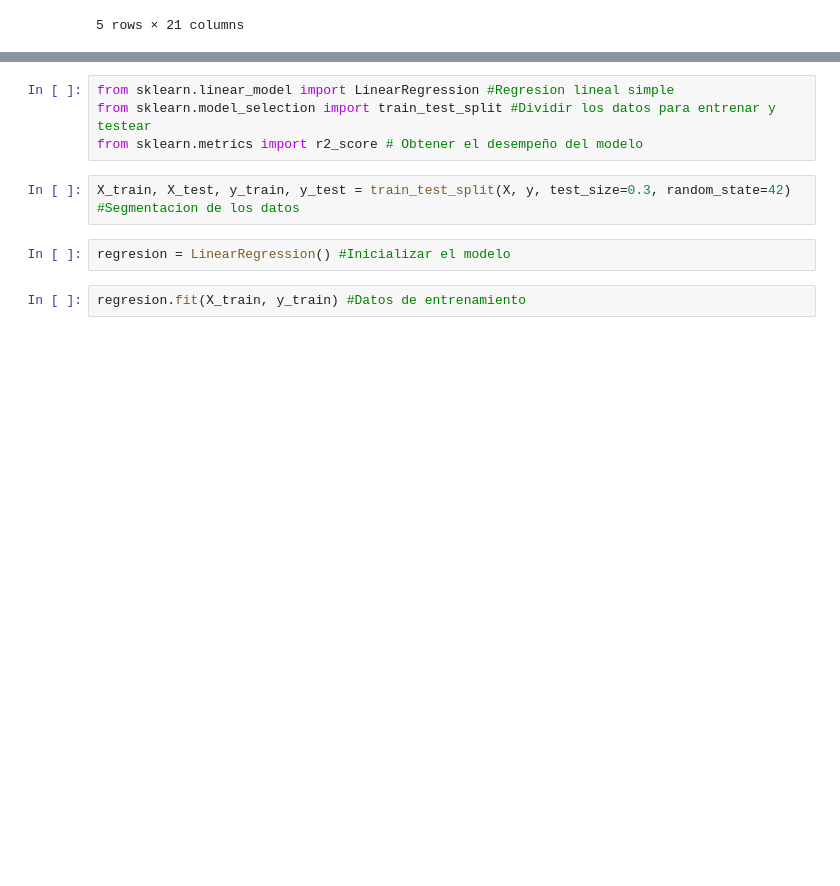
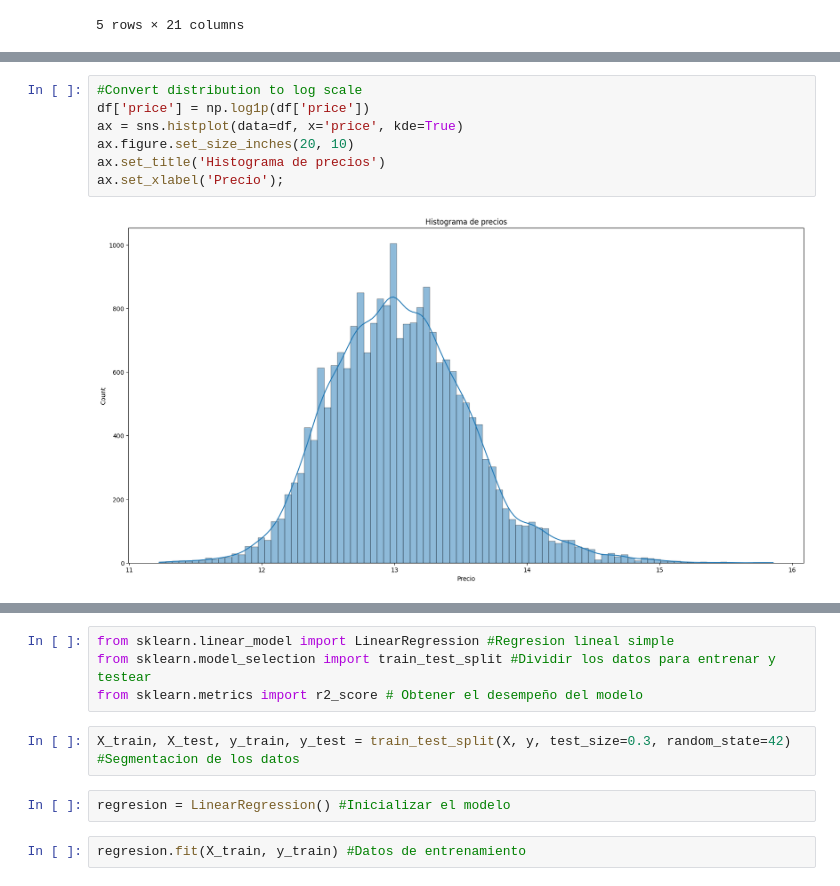
Before and after one commit to SantiiMorales/Regresion-lineal-Houses-SkLearn, a Jupyter notebook: EDA.ipynb, the cells around one changed output, grey strips where cells are left out. Saved outputs shown, nothing was run; the diff lists cells and outputs as text; blank space fills up the shorter version.

```diff
--- a/EDA.ipynb
+++ b/EDA.ipynb
@@ -161,0 +145,9 @@ y = df_transformado['price']
+# %%
+#Convert distribution to log scale
+df['price'] = np.log1p(df['price'])
+ax = sns.histplot(data=df, x='price', kde=True)
+ax.figure.set_size_inches(20, 10)
+ax.set_title('Histograma de precios')
+ax.set_xlabel('Precio');
+# %% [output]
+[figure, added]
```
Also changed, not shown: parts of 73 cells of this notebook.
